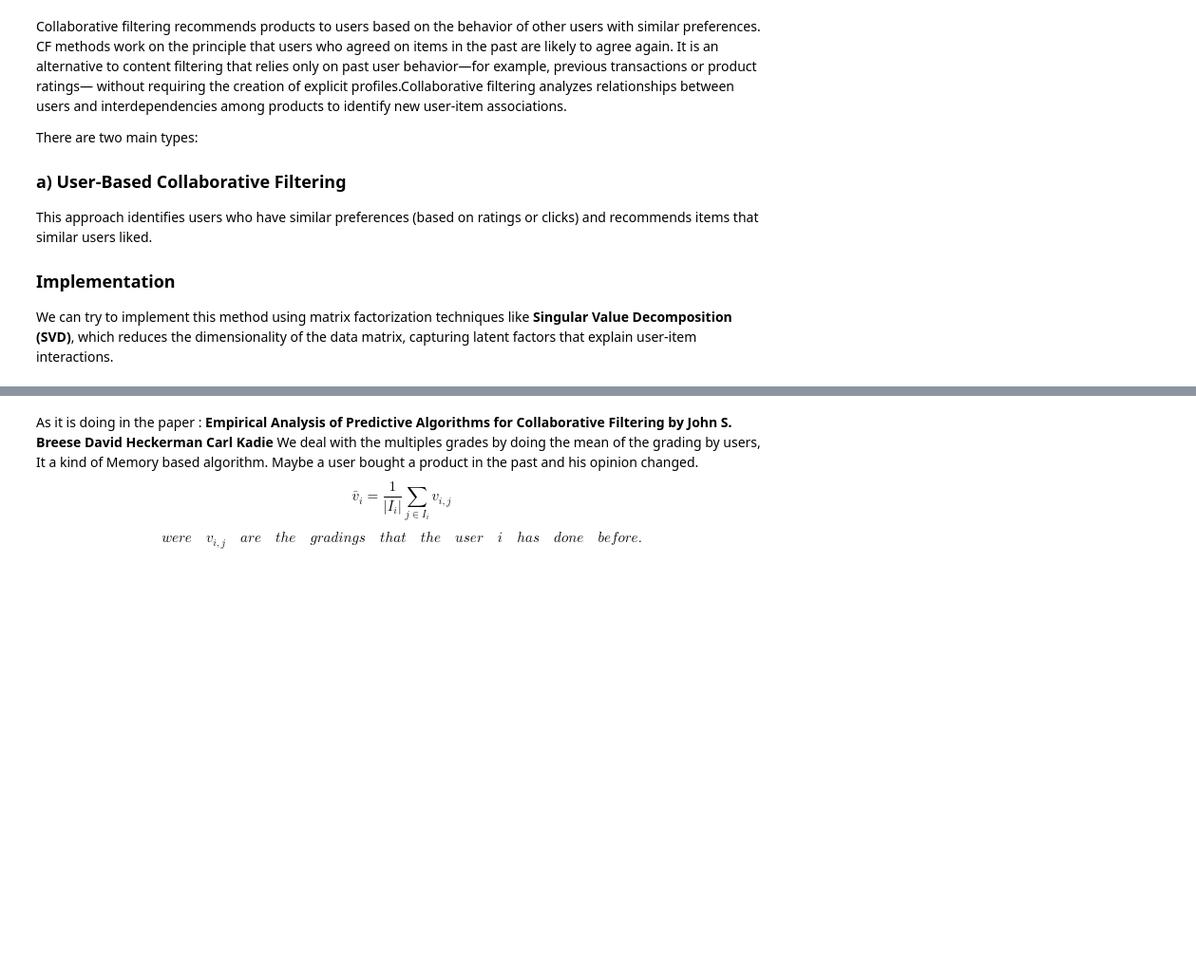
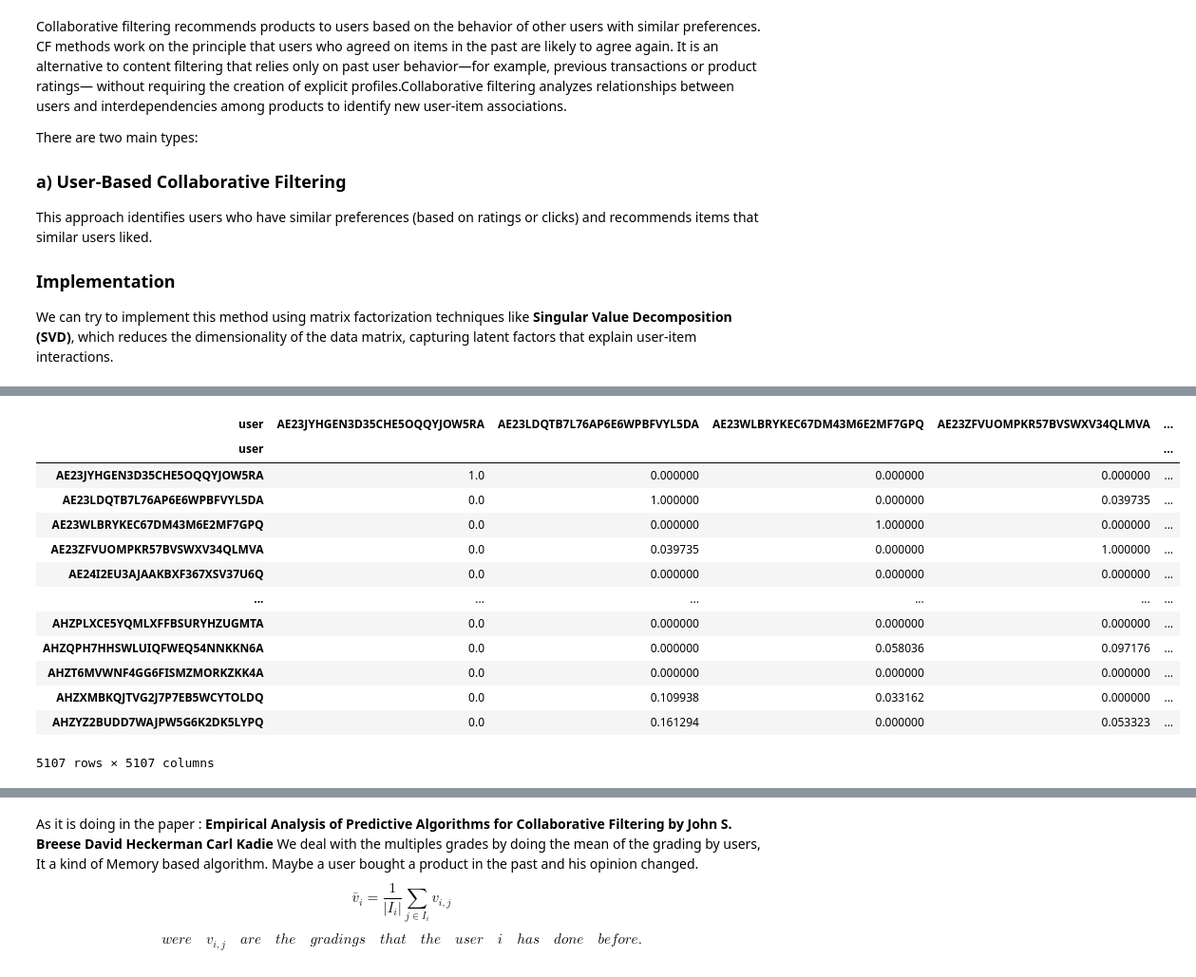
Before and after one commit to arazig/Advanced-ML-project, a Jupyter notebook: Notebook.ipynb, the cells around one changed output, grey strips where cells are left out. Shown: that part at 95% size. Drawn from its saved outputs; the diff is of its cells as text; code cells hidden in the pictures; blank space fills up the shorter version.

```diff
--- a/Notebook.ipynb
+++ b/Notebook.ipynb
@@ -261,0 +272,21 @@ The proportion of products rated by different users :
+# %%
+from sklearn.metrics.pairwise import cosine_similarity
+similarity_matrix = cosine_similarity(df_recommendation_pivot)
+# %%
+df_similarity_matrix = pd.DataFrame(similarity_matrix, index= df_recommendation_pivot.index, columns= df_recommendation_pivot.index)
+df_similarity_matrix
+# %% [output]
+| user | AE23JYHGEN3D35CHE5OQQYJOW5RA | AE23LDQTB7L76AP6E6WPBFVYL5DA | AE23WLBRYKEC67DM43M6E2MF7GPQ | AE23ZFVUOMPKR57BVSWXV34QLMVA | ... |
+| user |  |  |  |  | ... |
+| AE23JYHGEN3D35CHE5OQQYJOW5RA | 1.0 | 0.000000 | 0.000000 | 0.000000 | ... |
+| AE23LDQTB7L76AP6E6WPBFVYL5DA | 0.0 | 1.000000 | 0.000000 | 0.039735 | ... |
+| AE23WLBRYKEC67DM43M6E2MF7GPQ | 0.0 | 0.000000 | 1.000000 | 0.000000 | ... |
+| AE23ZFVUOMPKR57BVSWXV34QLMVA | 0.0 | 0.039735 | 0.000000 | 1.000000 | ... |
+| AE24I2EU3AJAAKBXF367XSV37U6Q | 0.0 | 0.000000 | 0.000000 | 0.000000 | ... |
+| ... | ... | ... | ... | ... | ... |
+| AHZPLXCE5YQMLXFFBSURYHZUGMTA | 0.0 | 0.000000 | 0.000000 | 0.000000 | ... |
+| AHZQPH7HHSWLUIQFWEQ54NNKKN6A | 0.0 | 0.000000 | 0.058036 | 0.097176 | ... |
+| AHZT6MVWNF4GG6FISMZMORKZKK4A | 0.0 | 0.000000 | 0.000000 | 0.000000 | ... |
+| AHZXMBKQJTVG2J7P7EB5WCYTOLDQ | 0.0 | 0.109938 | 0.033162 | 0.000000 | ... |
+| AHZYZ2BUDD7WAJPW5G6K2DK5LYPQ | 0.0 | 0.161294 | 0.000000 | 0.053323 | ... |
+5107 rows × 5107 columns
```
Also changed, not shown: parts of 24 cells of this notebook.
